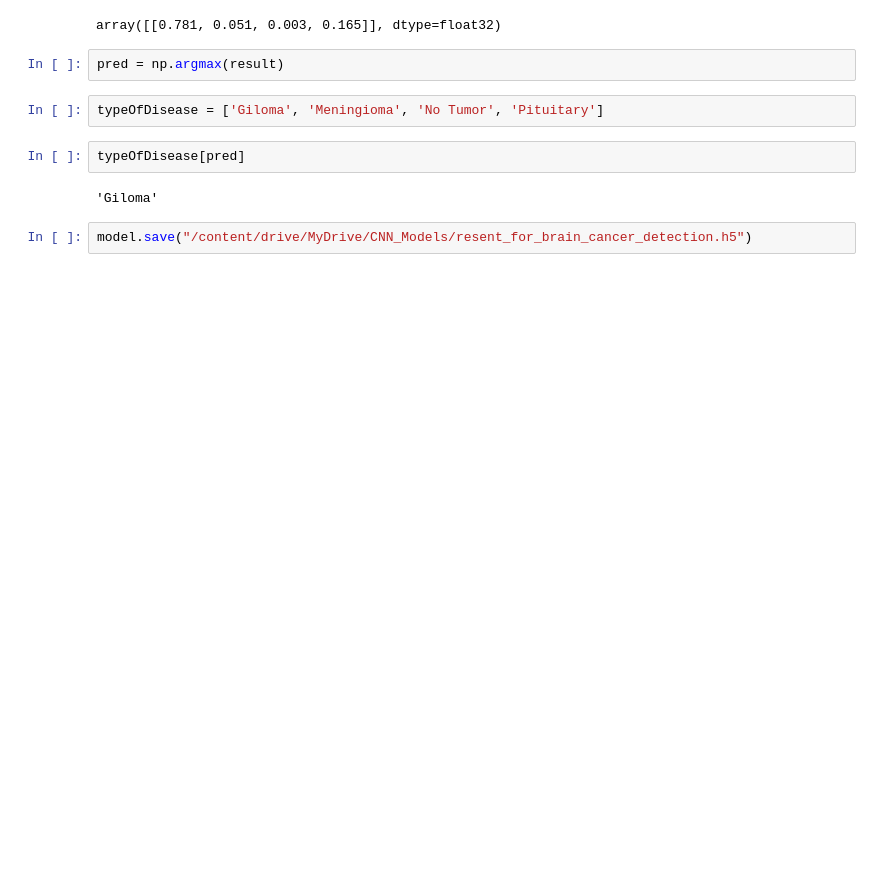
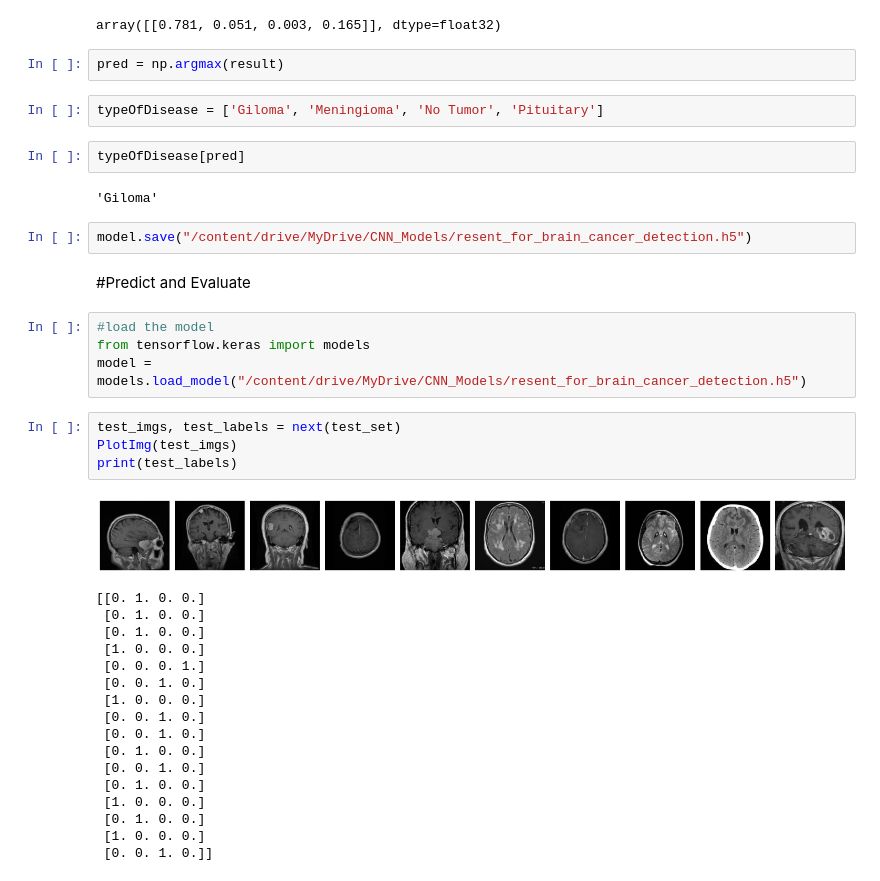
Before and after one commit to MorningStarTM/Machine_Learning_Examples, a Jupyter notebook: brain_cancer_detection.ipynb, the cells around one changed output. Cells and saved outputs as stored; diff of their text form; blank space fills up the shorter version.

```diff
--- a/brain_cancer_detection.ipynb
+++ b/brain_cancer_detection.ipynb
@@ -183,3 +214,31 @@ typeOfDisease[pred]
 'Giloma'
 # %%
 model.save("/content/drive/MyDrive/CNN_Models/resent_for_brain_cancer_detection.h5")
+# %% [markdown]
+#Predict and Evaluate
+# %%
+#load the model
+from tensorflow.keras import models
+model = models.load_model("/content/drive/MyDrive/CNN_Models/resent_for_brain_cancer_detection.h5")
+# %%
+test_imgs, test_labels = next(test_set)
+PlotImg(test_imgs)
+print(test_labels)
+# %% [output]
+[figure, added]
+[[0. 1. 0. 0.]
+ [0. 1. 0. 0.]
+ [0. 1. 0. 0.]
+ [1. 0. 0. 0.]
+ [0. 0. 0. 1.]
+ [0. 0. 1. 0.]
+ [1. 0. 0. 0.]
+ [0. 0. 1. 0.]
+ [0. 0. 1. 0.]
+ [0. 1. 0. 0.]
+ [0. 0. 1. 0.]
+ [0. 1. 0. 0.]
+ [1. 0. 0. 0.]
+ [0. 1. 0. 0.]
+ [1. 0. 0. 0.]
+ [0. 0. 1. 0.]]
```
Also changed, not shown: parts of 15 cells of this notebook.
